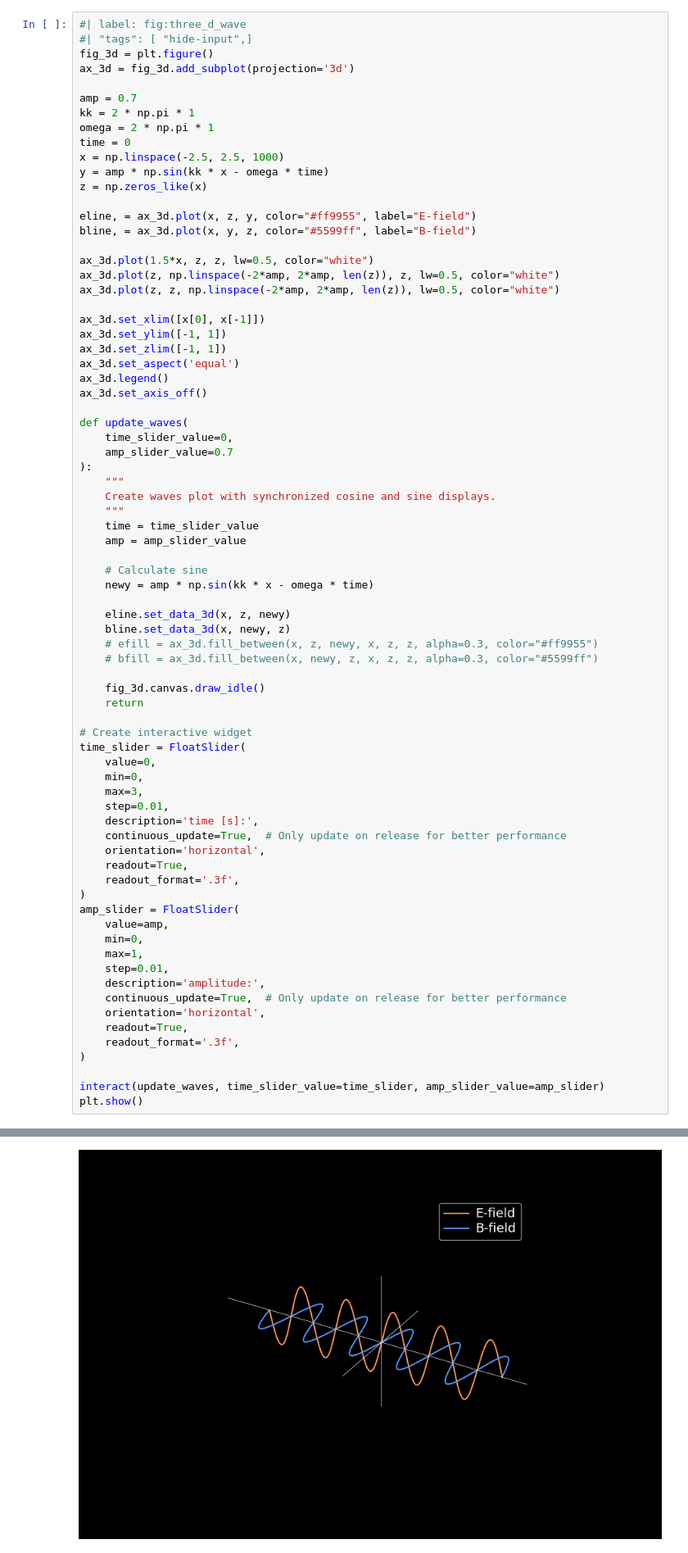
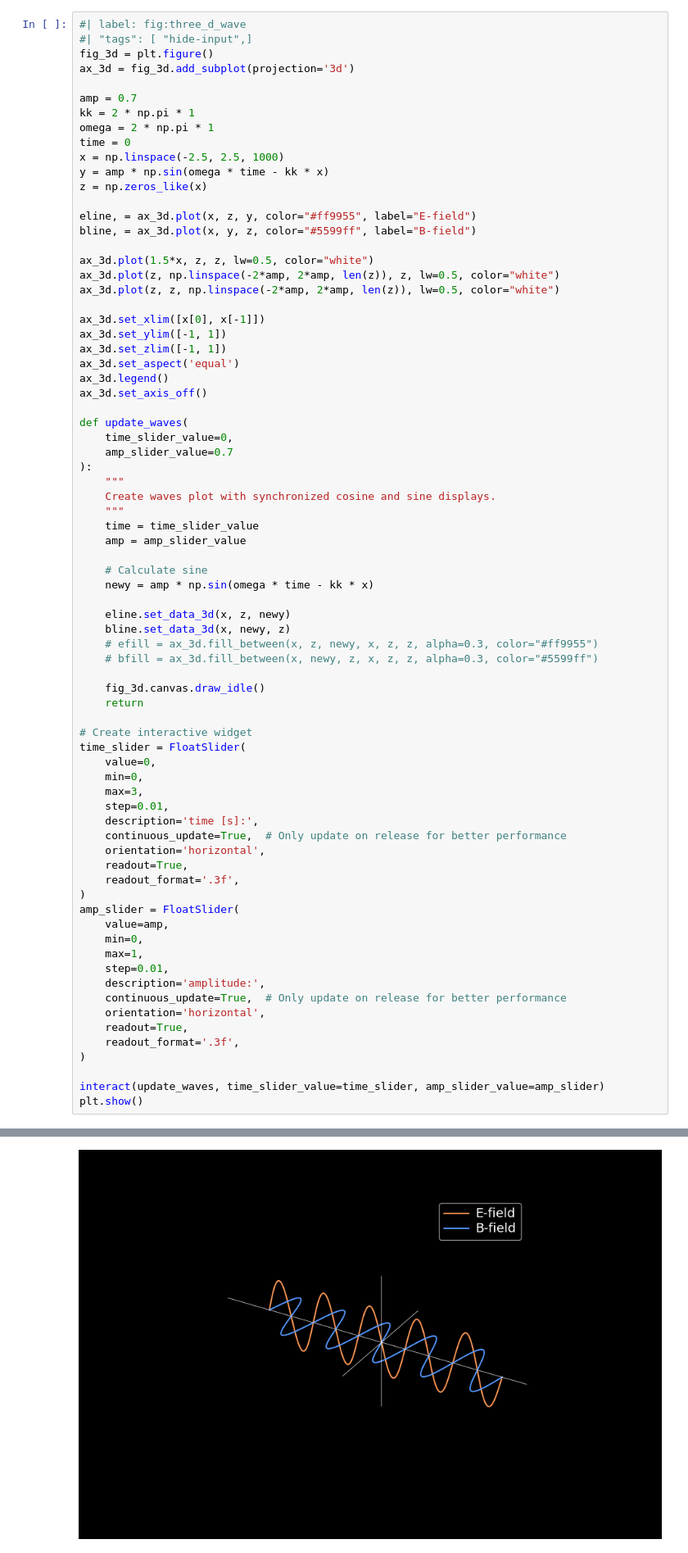
Before and after one commit to ccahilla/lasers-and-optomechanics, a Jupyter notebook: chapters/01_electromagnetic_waves.ipynb, the cells around one changed output, grey strips where cells are left out. Shown at 82% size. Cells and saved outputs as stored; diff of their text form.

```diff
--- a/chapters/01_electromagnetic_waves.ipynb
+++ b/chapters/01_electromagnetic_waves.ipynb
@@ -378,7 +379,7 @@ kk = 2 * np.pi * 1
 omega = 2 * np.pi * 1
 time = 0
 x = np.linspace(-2.5, 2.5, 1000)
-y = amp * np.sin(kk * x - omega * time)
+y = amp * np.sin(omega * time - kk * x)
 z = np.zeros_like(x)
 
 eline, = ax_3d.plot(x, z, y, color="#ff9955", label="E-field")
@@ -406,7 +407,7 @@ def update_waves(
     amp = amp_slider_value
 
     # Calculate sine
-    newy = amp * np.sin(kk * x - omega * time)
+    newy = amp * np.sin(omega * time - kk * x)
 
     eline.set_data_3d(x, z, newy)
     bline.set_data_3d(x, newy, z)
@@ -417,34 +418,34 @@ def update_waves(
     return
 
 # Create interactive widget
 time_slider = FloatSlider(
     value=0,
     min=0,
     max=3,
     step=0.01,
     description='time [s]:',
     continuous_update=True,  # Only update on release for better performance
     orientation='horizontal',
     readout=True,
     readout_format='.3f',
 )
 amp_slider = FloatSlider(
     value=amp,
     min=0,
     max=1,
     step=0.01,
     description='amplitude:',
     continuous_update=True,  # Only update on release for better performance
     orientation='horizontal',
     readout=True,
     readout_format='.3f',
 )
 
 interact(update_waves, time_slider_value=time_slider, amp_slider_value=amp_slider)
 plt.show()
 # %% [output]
 interactive(children=(FloatSlider(value=0.0, description='time [s]:', max=3.0, readout_format='.3f', step=0.01…
-[figure, old version]
+[figure, new version]
 # %% [markdown]
 ## <span style="color: #ff5500">Generalization in three-dimensions</span>
 A similar derivation as the plane wave solution above can be performed for $E_y$ and $E_z$.
```
Also changed, not shown: parts of 8 cells of this notebook, 1 other file.
